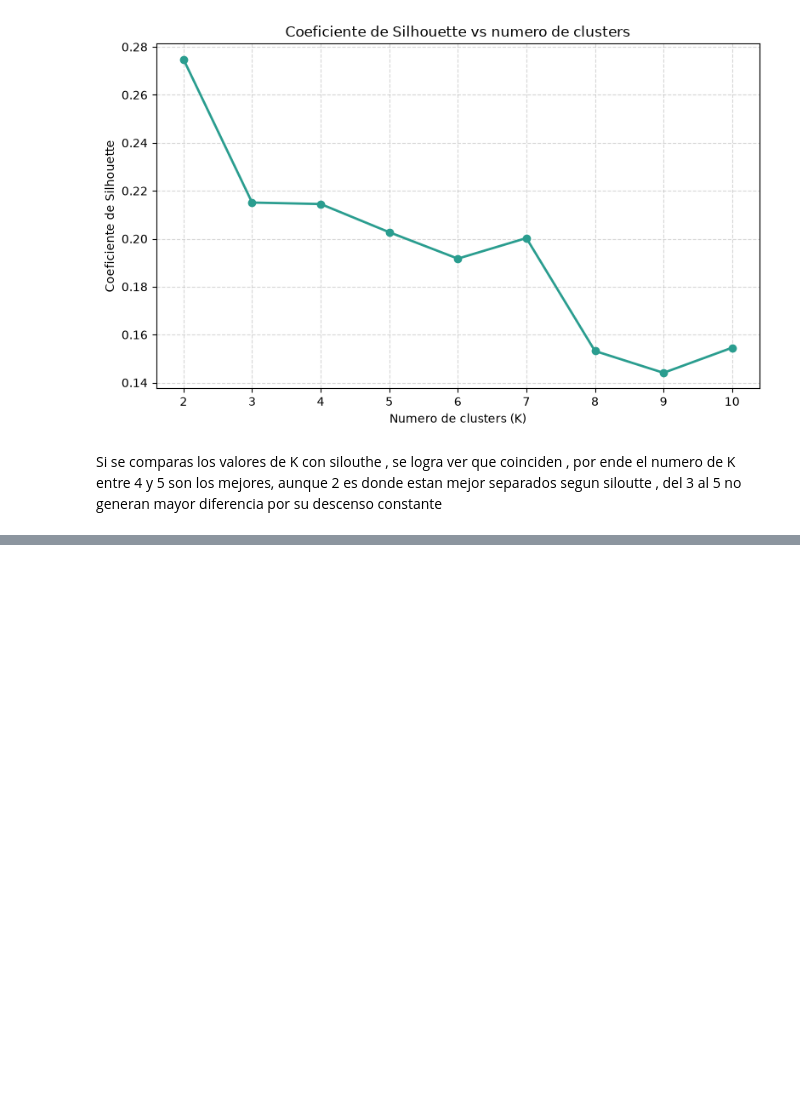
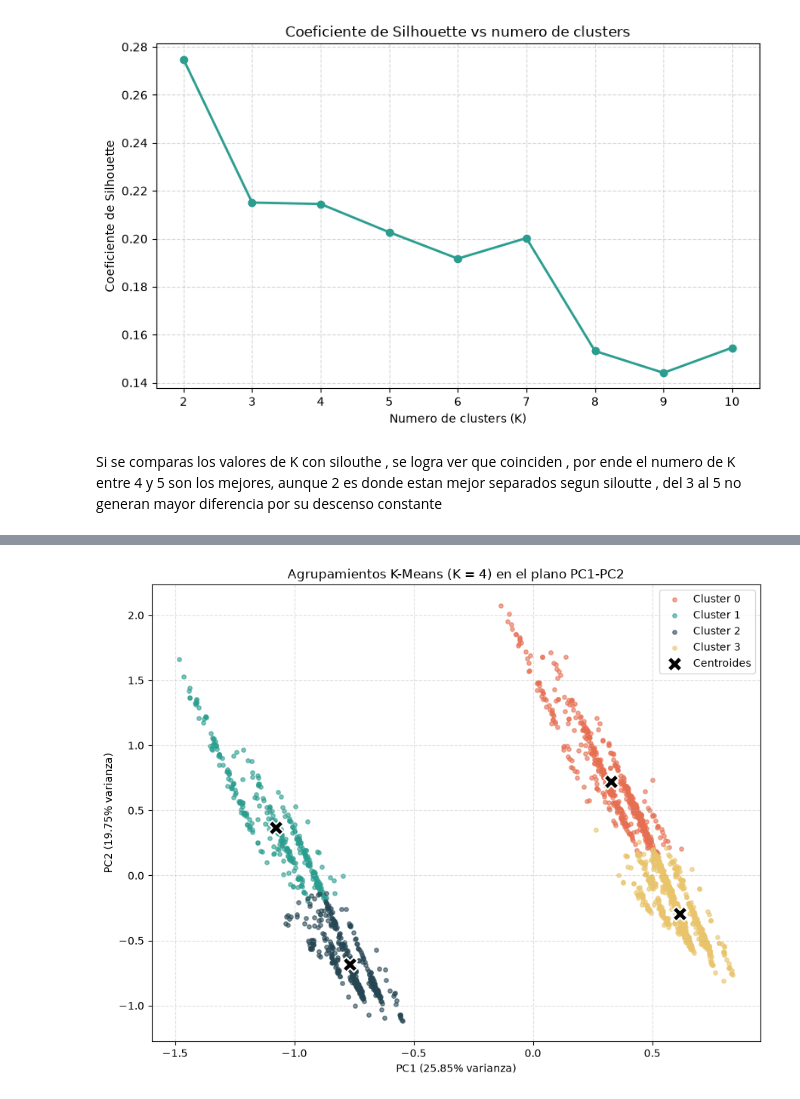
Before and after one commit to gabriel1-du/Aprendizaje-no-supervisado-Reduccion-de-dimensionaldiad-Clustering-y-validacion-, a Jupyter notebook: notebooks/notebook.ipynb, the cells around one changed output, grey strips where cells are left out. Drawn from its saved outputs; the diff is of its cells as text; code cells hidden in the pictures; blank space fills up the shorter version.

Commit message:
Se grega desarollo de kmeans

```diff
--- a/notebooks/notebook.ipynb
+++ b/notebooks/notebook.ipynb
@@ -328,0 +333,16 @@ Si se comparas los valores de K con silouthe , se logra ver que coinciden , por
+# %%
+# Construimos el modelo K-Means con K = 4
+# Justificacion: el codo se estabiliza entre K = 3 y 4, y Silhouette
+# se mantiene alto en K = 3 (0.2151) y K = 4 (0.2145), por lo que K = 4
+# es el valor donde ambos metodos coinciden.
+k_optimo = 4
+
+kmeans = KMeans(n_clusters=k_optimo, random_state=42, n_init=10)
+kmeans.fit(df)
+etiquetas = kmeans.labels_
+
+print(f"Numero de clusters (K): {k_optimo}")
+print("Clientes por cluster:")
+print(pd.Series(etiquetas).value_counts().sort_index().to_string())
+print(f"Inercia (SSE): {kmeans.inertia_:.4f}")
+print(f"Coeficiente de Silhouette: {silhouette_score(df, etiquetas):.4f}")
@@ -328,0 +358,43 @@ Si se comparas los valores de K con silouthe , se logra ver que coinciden , por
+# %%
+# Visualizacion de los agrupamientos en el plano PC1-PC2
+import matplotlib.pyplot as plt
+
+componentes_2d = pca.transform(df)[:, :2]
+centroides_df = pd.DataFrame(kmeans.cluster_centers_, columns=df.columns)
+centroides_2d = pca.transform(centroides_df)[:, :2]
+
+colores = ["#e76f51", "#2a9d8f", "#264653", "#e9c46a"]
+
+fig, ax = plt.subplots(figsize=(9, 7))
+for cluster in range(k_optimo):
+    mascara = etiquetas == cluster
+    ax.scatter(
+        componentes_2d[mascara, 0],
+        componentes_2d[mascara, 1],
+        s=15,
+        alpha=0.6,
+        color=colores[cluster],
+        label=f"Cluster {cluster}",
+    )
+
+ax.scatter(
+    centroides_2d[:, 0],
+    centroides_2d[:, 1],
+    marker="X",
+    s=200,
+    c="black",
+    edgecolors="white",
+    linewidths=1.5,
+    label="Centroides",
+)
+
+varianza = pca.explained_variance_ratio_[:2]
+ax.set_xlabel(f"PC1 ({varianza[0]:.2%} varianza)")
+ax.set_ylabel(f"PC2 ({varianza[1]:.2%} varianza)")
+ax.set_title(f"Agrupamientos K-Means (K = {k_optimo}) en el plano PC1-PC2")
+ax.legend()
+ax.grid(True, linestyle="--", alpha=0.4)
+plt.tight_layout()
+plt.show()
+# %% [output]
+[figure, added]
```
Also changed, not shown: parts of 2 cells of this notebook.
